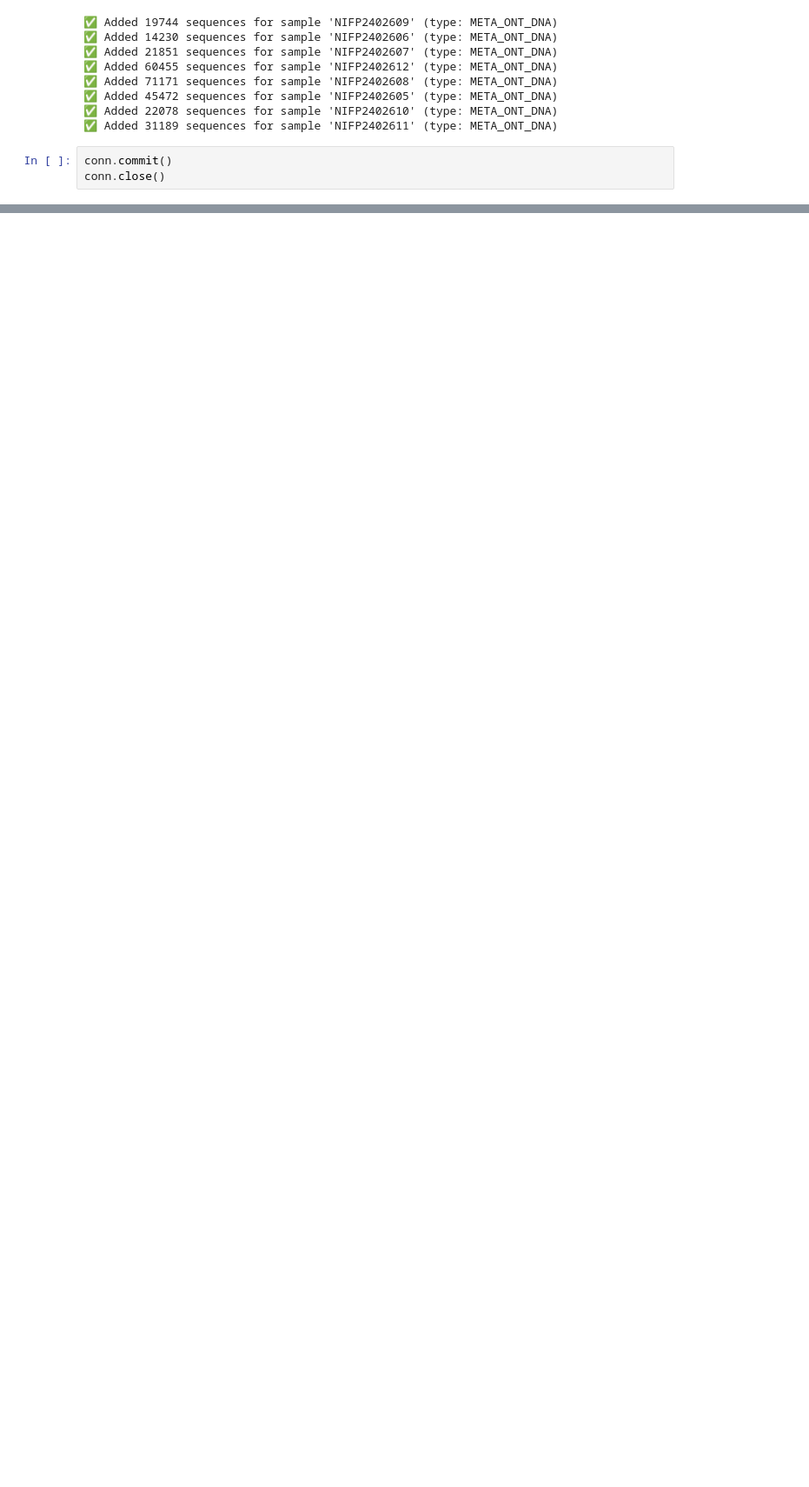
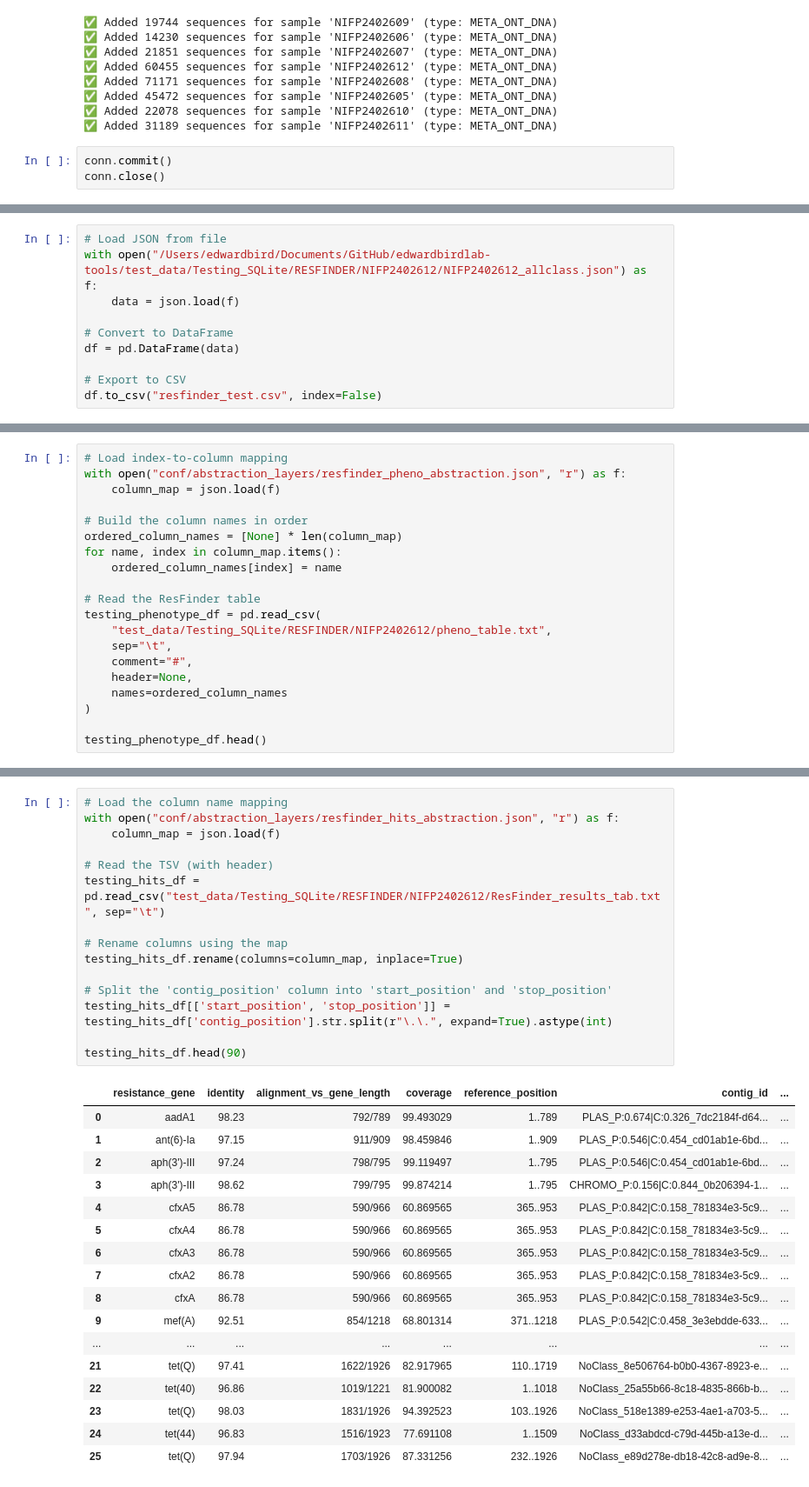
Before and after one commit to edwardbirdlab/edwardbirdlab-tools, a Jupyter notebook: sqlite_testing.ipynb, the cells around one changed output, grey strips where cells are left out. Shown at 87% size. Drawn from its saved outputs; the diff is of its cells as text; blank space fills up the shorter version.

Commit message:
Testing for SQLite Database loading

```diff
--- a/sqlite_testing.ipynb
+++ b/sqlite_testing.ipynb
@@ -226,0 +503,10 @@ Sequence: GGTATTCAACAGTAGGCCCCGCTCGACTGTAGCCTTAGCTTACTTGTTTTTGTAATACTTTCAATTTTTT
+# %%
+# Load JSON from file
+with open("/Users/edwardbird/Documents/GitHub/edwardbirdlab-tools/test_data/Testing_SQLite/RESFINDER/NIFP2402612/NIFP2402612_allclass.json") as f:
+    data = json.load(f)
+
+# Convert to DataFrame
+df = pd.DataFrame(data)
+
+# Export to CSV
+df.to_csv("resfinder_test.csv", index=False)
@@ -226,0 +717,20 @@ Sequence: GGTATTCAACAGTAGGCCCCGCTCGACTGTAGCCTTAGCTTACTTGTTTTTGTAATACTTTCAATTTTTT
+# %%
+# Load index-to-column mapping
+with open("conf/abstraction_layers/resfinder_pheno_abstraction.json", "r") as f:
+    column_map = json.load(f)
+
+# Build the column names in order
+ordered_column_names = [None] * len(column_map)
+for name, index in column_map.items():
+    ordered_column_names[index] = name
+
+# Read the ResFinder table
+testing_phenotype_df = pd.read_csv(
+    "test_data/Testing_SQLite/RESFINDER/NIFP2402612/pheno_table.txt",
+    sep="\t",
+    comment="#",
+    header=None,
+    names=ordered_column_names
+)
+
+testing_phenotype_df.head()
@@ -226,0 +786,33 @@ Sequence: GGTATTCAACAGTAGGCCCCGCTCGACTGTAGCCTTAGCTTACTTGTTTTTGTAATACTTTCAATTTTTT
+# %%
+# Load the column name mapping
+with open("conf/abstraction_layers/resfinder_hits_abstraction.json", "r") as f:
+    column_map = json.load(f)
+
+# Read the TSV (with header)
+testing_hits_df = pd.read_csv("test_data/Testing_SQLite/RESFINDER/NIFP2402612/ResFinder_results_tab.txt", sep="\t")
+
+# Rename columns using the map
+testing_hits_df.rename(columns=column_map, inplace=True)
+
+# Split the 'contig_position' column into 'start_position' and 'stop_position'
+testing_hits_df[['start_position', 'stop_position']] = testing_hits_df['contig_position'].str.split(r"\.\.", expand=True).astype(int)
+
+testing_hits_df.head(90)
+# %% [output]
+|  | resistance_gene | identity | alignment_vs_gene_length | coverage | reference_position | contig_id | ... |
+| 0 | aadA1 | 98.23 | 792/789 | 99.493029 | 1..789 | PLAS_P:0.674|C:0.326_7dc2184f-d64... | ... |
+| 1 | ant(6)-Ia | 97.15 | 911/909 | 98.459846 | 1..909 | PLAS_P:0.546|C:0.454_cd01ab1e-6bd... | ... |
+| 2 | aph(3')-III | 97.24 | 798/795 | 99.119497 | 1..795 | PLAS_P:0.546|C:0.454_cd01ab1e-6bd... | ... |
+| 3 | aph(3')-III | 98.62 | 799/795 | 99.874214 | 1..795 | CHROMO_P:0.156|C:0.844_0b206394-1... | ... |
+| 4 | cfxA5 | 86.78 | 590/966 | 60.869565 | 365..953 | PLAS_P:0.842|C:0.158_781834e3-5c9... | ... |
+| 5 | cfxA4 | 86.78 | 590/966 | 60.869565 | 365..953 | PLAS_P:0.842|C:0.158_781834e3-5c9... | ... |
+| 6 | cfxA3 | 86.78 | 590/966 | 60.869565 | 365..953 | PLAS_P:0.842|C:0.158_781834e3-5c9... | ... |
+| 7 | cfxA2 | 86.78 | 590/966 | 60.869565 | 365..953 | PLAS_P:0.842|C:0.158_781834e3-5c9... | ... |
+| 8 | cfxA | 86.78 | 590/966 | 60.869565 | 365..953 | PLAS_P:0.842|C:0.158_781834e3-5c9... | ... |
+| 9 | mef(A) | 92.51 | 854/1218 | 68.801314 | 371..1218 | PLAS_P:0.542|C:0.458_3e3ebdde-633... | ... |
+| ... | ... | ... | ... | ... | ... | ... | ... |
+| 21 | tet(Q) | 97.41 | 1622/1926 | 82.917965 | 110..1719 | NoClass_8e506764-b0b0-4367-8923-e... | ... |
+| 22 | tet(40) | 96.86 | 1019/1221 | 81.900082 | 1..1018 | NoClass_25a55b66-8c18-4835-866b-b... | ... |
+| 23 | tet(Q) | 98.03 | 1831/1926 | 94.392523 | 103..1926 | NoClass_518e1389-e253-4ae1-a703-5... | ... |
+| 24 | tet(44) | 96.83 | 1516/1923 | 77.691108 | 1..1509 | NoClass_d33abdcd-c79d-445b-a13e-d... | ... |
+| 25 | tet(Q) | 97.94 | 1703/1926 | 87.331256 | 232..1926 | NoClass_e89d278e-db18-42c8-ad9e-8... | ... |
```
Also changed, not shown: parts of 37 cells of this notebook, 5 other files.
